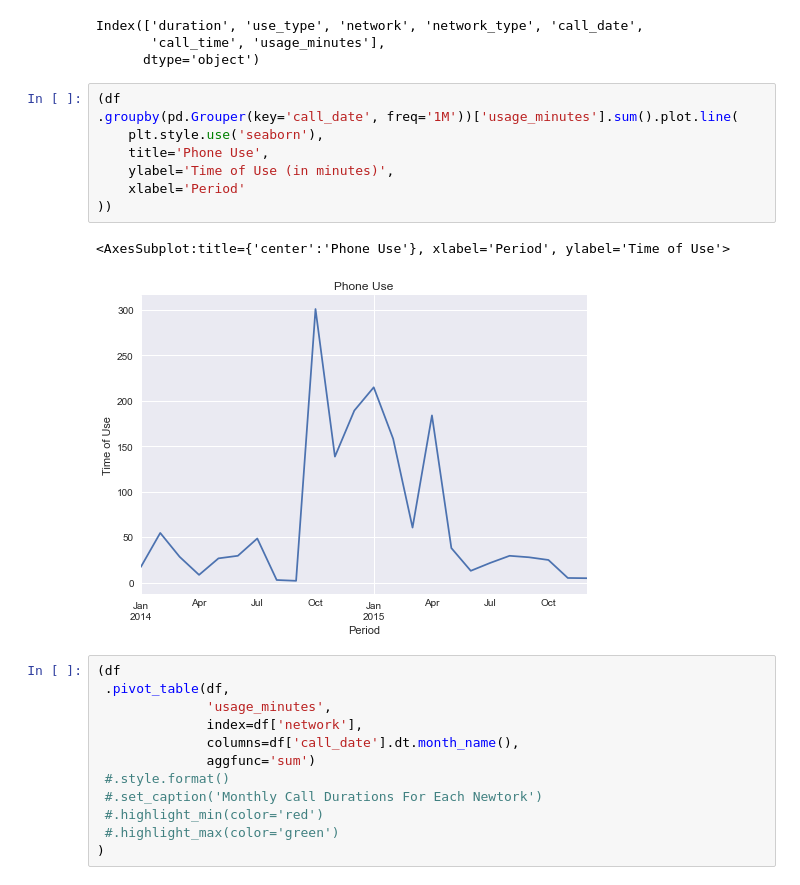
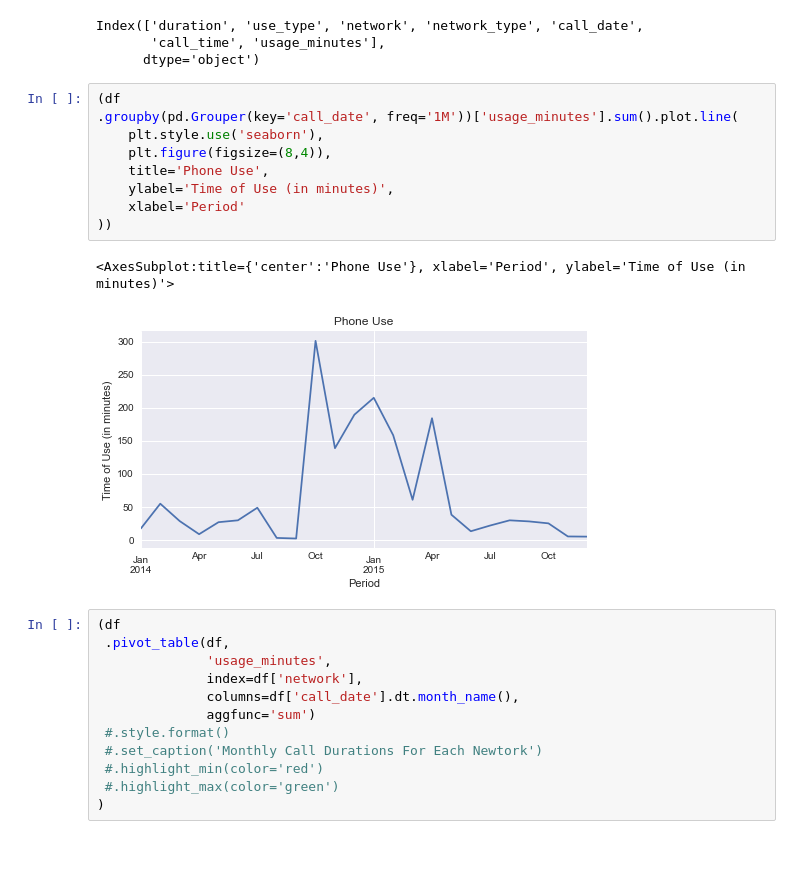
Before and after one commit to WayneNyariroh/weekly_practice, a Jupyter notebook: 15_11_22/15-11-22_phone_data_analysis.ipynb, the cells around one changed output. Saved outputs shown, nothing was run; the diff lists cells and outputs as text; blank space fills up the shorter version.

```diff
--- a/15_11_22/15-11-22_phone_data_analysis.ipynb
+++ b/15_11_22/15-11-22_phone_data_analysis.ipynb
@@ -144,14 +144,15 @@ Index(['duration', 'use_type', 'network', 'network_type', 'call_date',
 # %%
 (df
 .groupby(pd.Grouper(key='call_date', freq='1M'))['usage_minutes'].sum().plot.line(
     plt.style.use('seaborn'),
+    plt.figure(figsize=(8,4)),
     title='Phone Use',
     ylabel='Time of Use (in minutes)',
     xlabel='Period'
 ))
 # %% [output]
-<AxesSubplot:title={'center':'Phone Use'}, xlabel='Period', ylabel='Time of Use'>
+<AxesSubplot:title={'center':'Phone Use'}, xlabel='Period', ylabel='Time of Use (in minutes)'>
-[figure, old version]
+[figure, new version]
 # %%
 (df
  .pivot_table(df,
```
Also changed, not shown: 1 other file.
